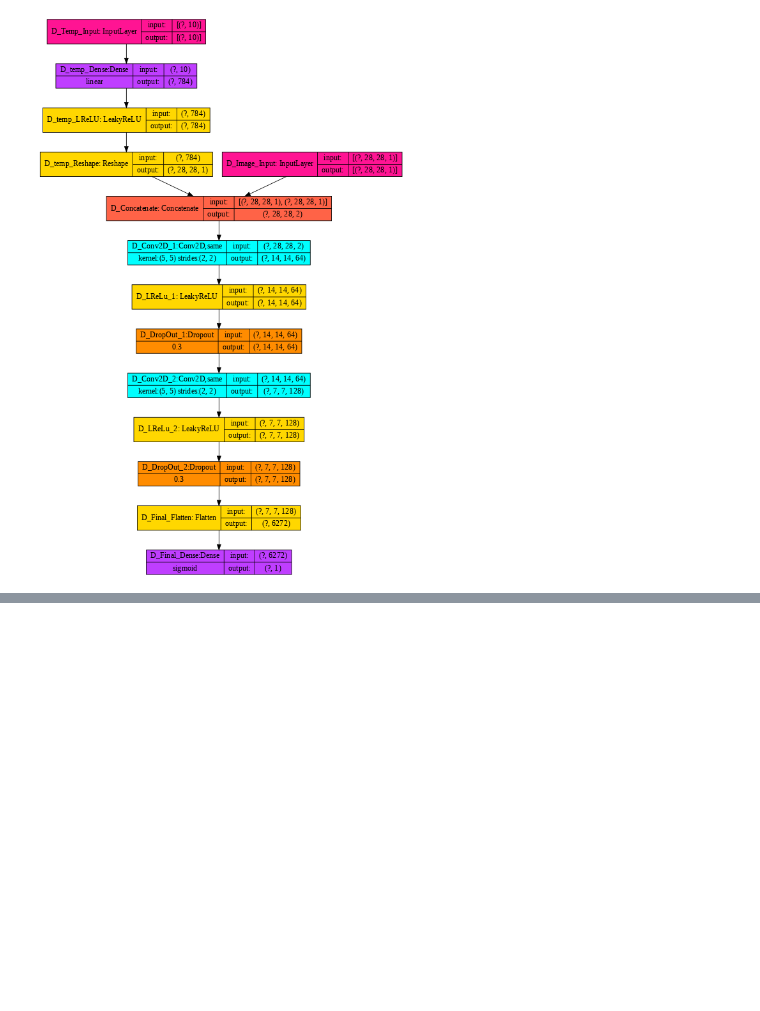
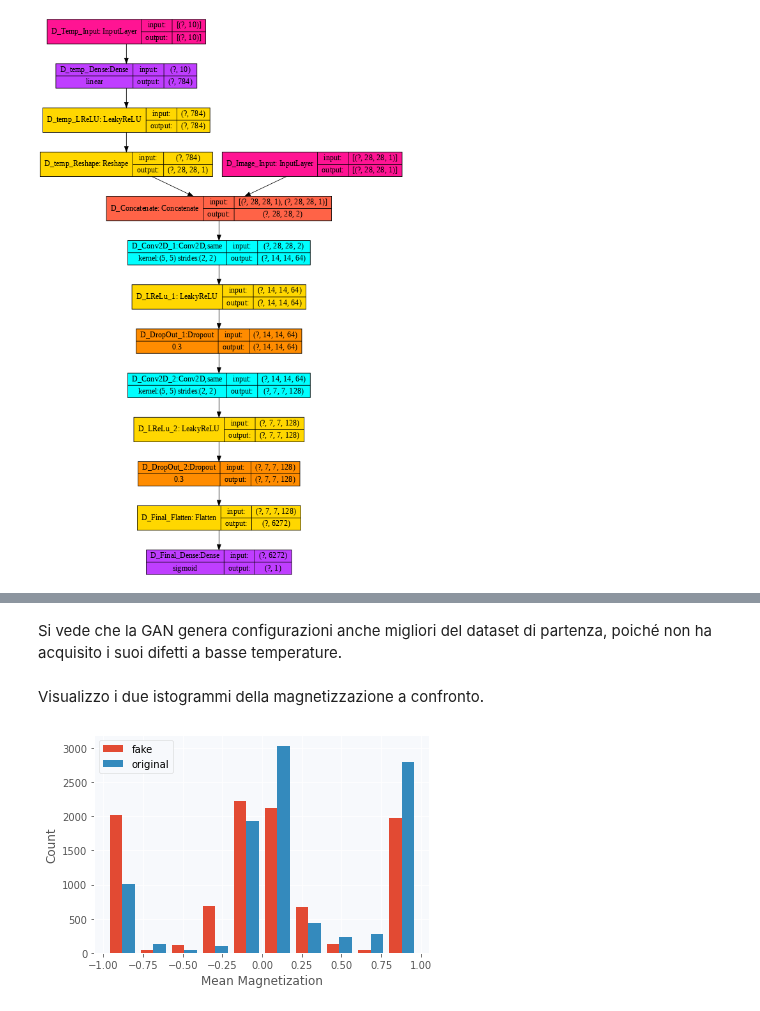
Before and after one commit to raeubaen/misc, a Jupyter notebook: Conditional GAN-1.ipynb, the cells around one changed output, grey strips where cells are left out. Drawn from its saved outputs; the diff is of its cells as text; code cells hidden in the pictures; blank space fills up the shorter version.

```diff
--- a/Conditional GAN-1.ipynb
+++ b/Conditional GAN-1.ipynb
@@ -485,0 +456,13 @@ plt.scatter(label, orig_magn)
+# %% [markdown]
+Si vede che la GAN genera configurazioni anche migliori del dataset di partenza, poiché non ha acquisito i suoi difetti a basse temperature.
+# %% [markdown]
+Visualizzo i due istogrammi della magnetizzazione a confronto.
+# %%
+plt.close()
+plt.hist([magn.reshape(-1), orig_magn.reshape(-1)], label=['fake', 'original'])
+plt.legend(loc='upper left')
+plt.ylabel("Count")
+plt.xlabel("Mean Magnetization")
+plt.show()
+# %% [output]
+[figure, added]
```
Also changed, not shown: parts of 41 cells of this notebook.
